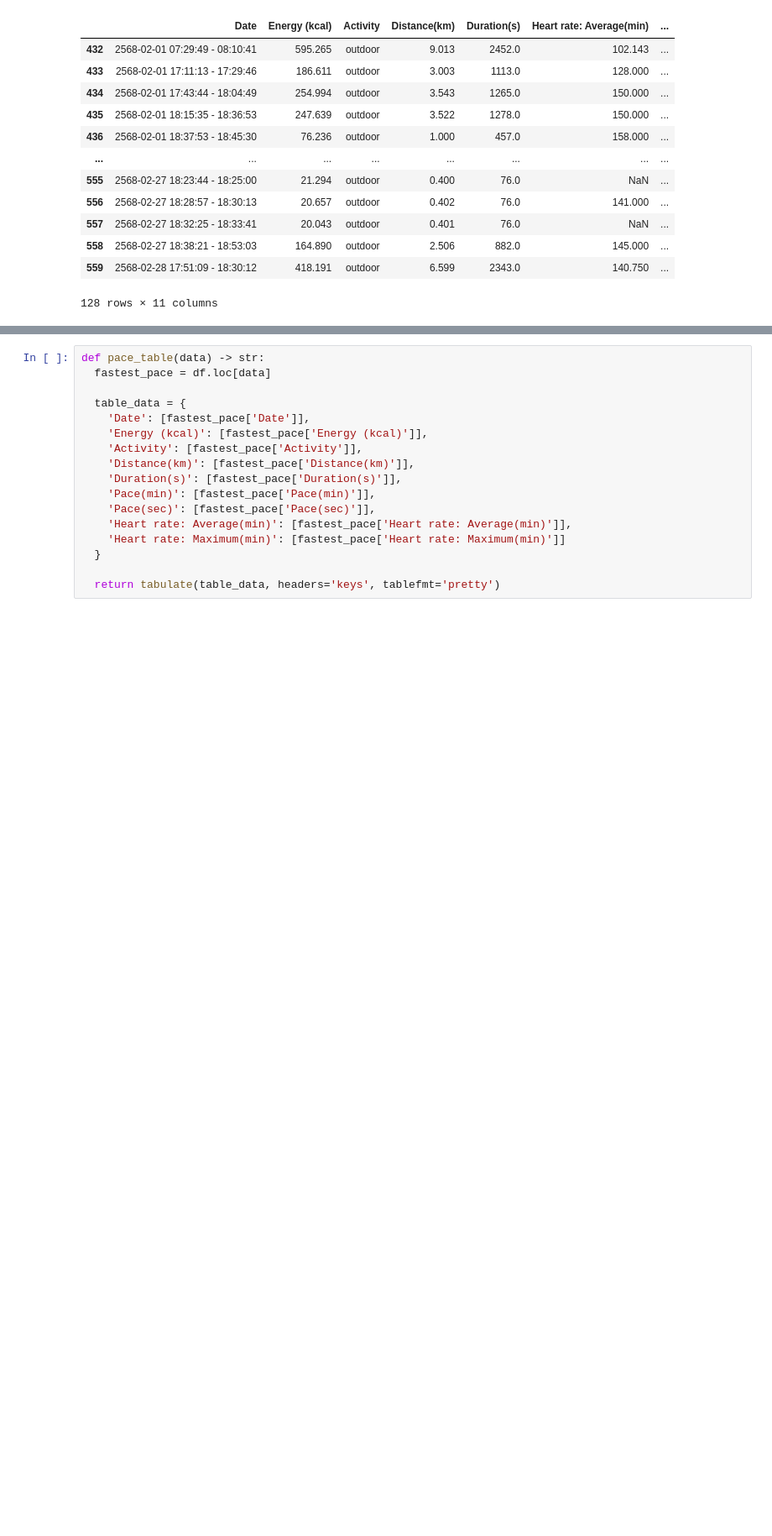
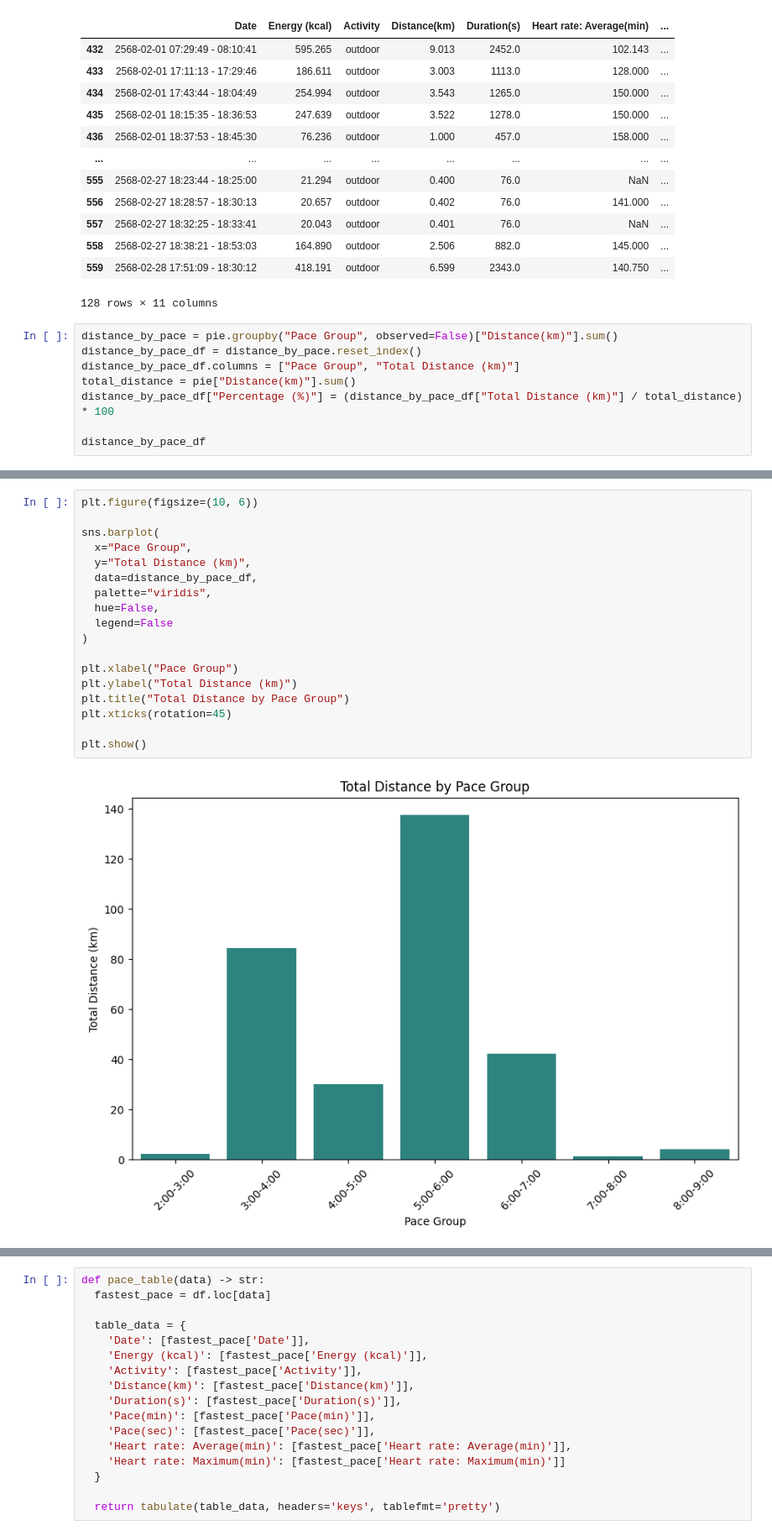
Before and after one commit to JFKongphop/running-analysis, a Jupyter notebook: index.ipynb, the cells around one changed output, grey strips where cells are left out. Shown at 84% size. Saved outputs shown, nothing was run; the diff lists cells and outputs as text; blank space fills up the shorter version.

```diff
--- a/index.ipynb
+++ b/index.ipynb
@@ -419,3 +420,11 @@ pie
 | 558 | 2568-02-27 18:38:21 - 18:53:03 | 164.890 | outdoor | 2.506 | 882.0 | 145.000 | ... |
 | 559 | 2568-02-28 17:51:09 - 18:30:12 | 418.191 | outdoor | 6.599 | 2343.0 | 140.750 | ... |
 128 rows × 11 columns
+# %%
+distance_by_pace = pie.groupby("Pace Group", observed=False)["Distance(km)"].sum()
+distance_by_pace_df = distance_by_pace.reset_index()
+distance_by_pace_df.columns = ["Pace Group", "Total Distance (km)"]
+total_distance = pie["Distance(km)"].sum()
+distance_by_pace_df["Percentage (%)"] = (distance_by_pace_df["Total Distance (km)"] / total_distance) * 100
+
+distance_by_pace_df
@@ -421,0 +440,20 @@ pie
+# %%
+plt.figure(figsize=(10, 6))
+
+sns.barplot(
+  x="Pace Group",
+  y="Total Distance (km)",
+  data=distance_by_pace_df,
+  palette="viridis",
+  hue=False,
+  legend=False
+)
+
+plt.xlabel("Pace Group")
+plt.ylabel("Total Distance (km)")
+plt.title("Total Distance by Pace Group")
+plt.xticks(rotation=45)
+
+plt.show()
+# %% [output]
+[figure, added]
```
Also changed, not shown: parts of 4 cells of this notebook, 1 other file.
